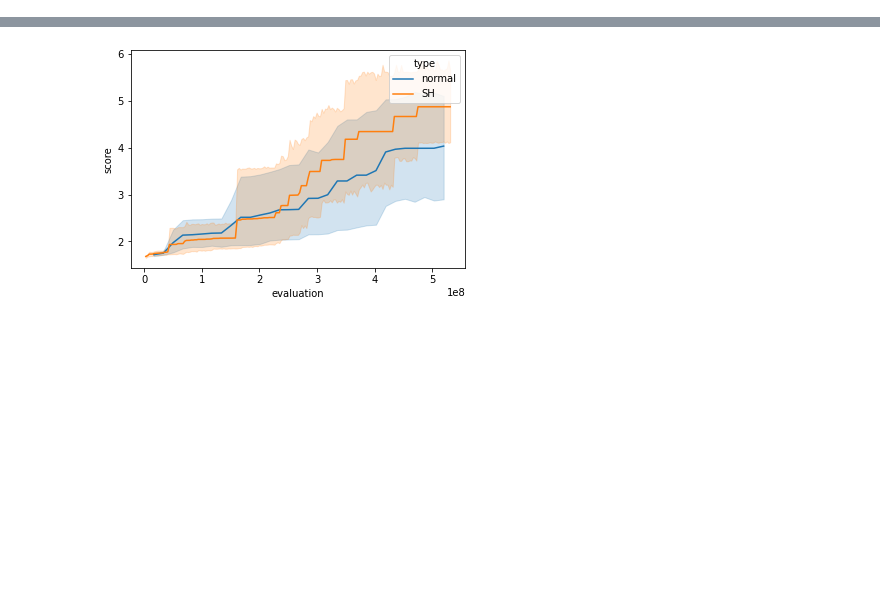
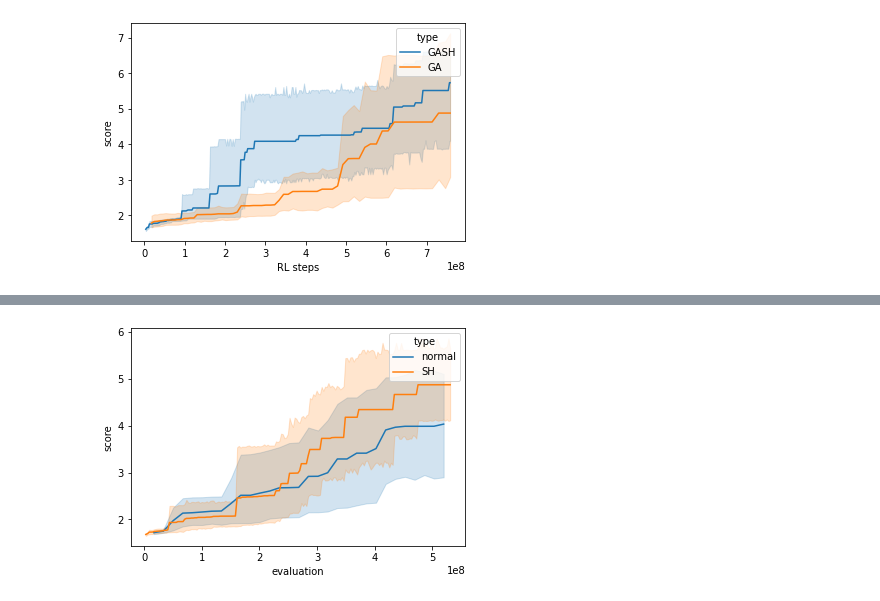
Before and after one commit to sk161717/Evogym-GASH, a Jupyter notebook: examples/output_graph.ipynb, the cells around one changed output, grey strips where cells are left out. Cells and saved outputs as stored; diff of their text form; code cells hidden in the pictures; blank space fills up the shorter version.

```diff
--- a/examples/output_graph.ipynb
+++ b/examples/output_graph.ipynb
@@ -179,0 +175,7 @@ plot_confidence(pd.concat([df_gash,df_ga]),is_step_based)
+# %%
+is_step_based=True
+df_gash=data_for_confidence('PlatformJumper-v0_SuHaGA',[101,102,103,104,106],293,False,'GASH',load_steps,is_step_based)
+df_ga=data_for_confidence('PlatformJumper-v0_GA',[101,102,103,104,105,107],67,False,"GA",load_steps,is_step_based)
+plot_confidence(pd.concat([df_gash,df_ga]),is_step_based,'PlatformJumper-v0')
+# %% [output]
+[figure, added]
```
Also changed, not shown: parts of 10 cells of this notebook, 10 other files.
